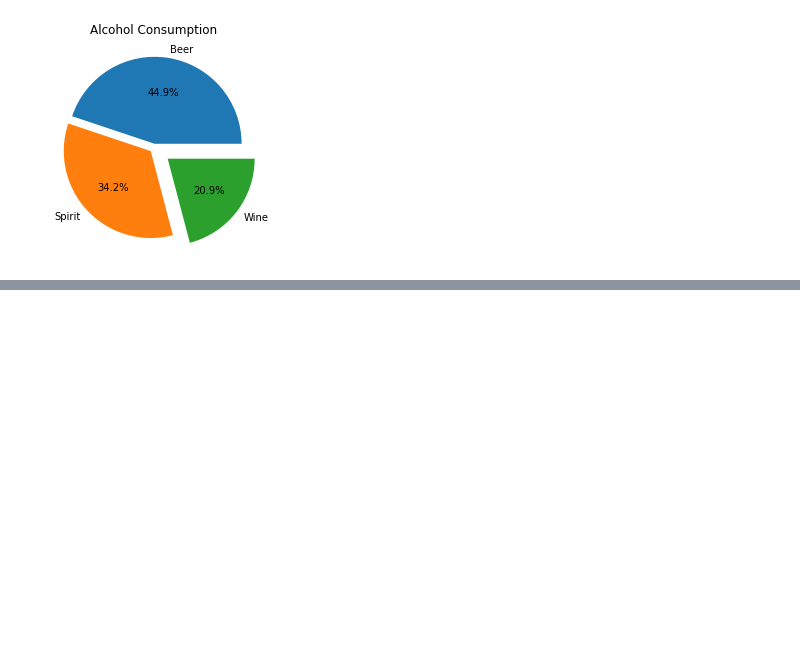
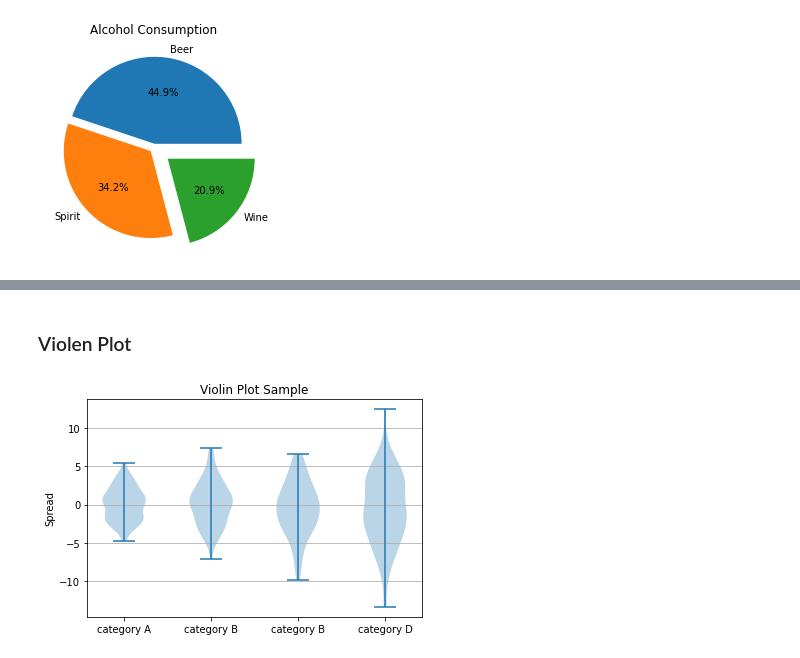
Before and after one commit to samewara/data-visualization, a Jupyter notebook: matplotlib-basic.ipynb, the cells around one changed output, grey strips where cells are left out. Cells and saved outputs as stored; diff of their text form; code cells hidden in the pictures; blank space fills up the shorter version.

```diff
--- a/matplotlib-basic.ipynb
+++ b/matplotlib-basic.ipynb
@@ -480,0 +507,26 @@ plt.show()
+# %% [markdown]
+### Violen Plot
+# %%
+import numpy as np
+import matplotlib.pyplot as plt
+
+data = [np.random.normal(0, std, size=100)
+        for std in range(2, 6)]
+
+fig, ax = plt.subplots()
+bx = ax.violinplot(data)
+
+ax.set_title('Violin Plot Sample')
+ax.set_ylabel('Spread')
+xticklabels=['category A',
+             'category B',
+             'category B',
+             'category D']
+
+ax.set_xticks([1,2,3,4])
+ax.set_xticklabels(xticklabels)
+
+ax.yaxis.grid(True)
+plt.show()
+# %% [output]
+[figure, added]
```
Also changed, not shown: parts of 11 cells of this notebook, 1 other file.
